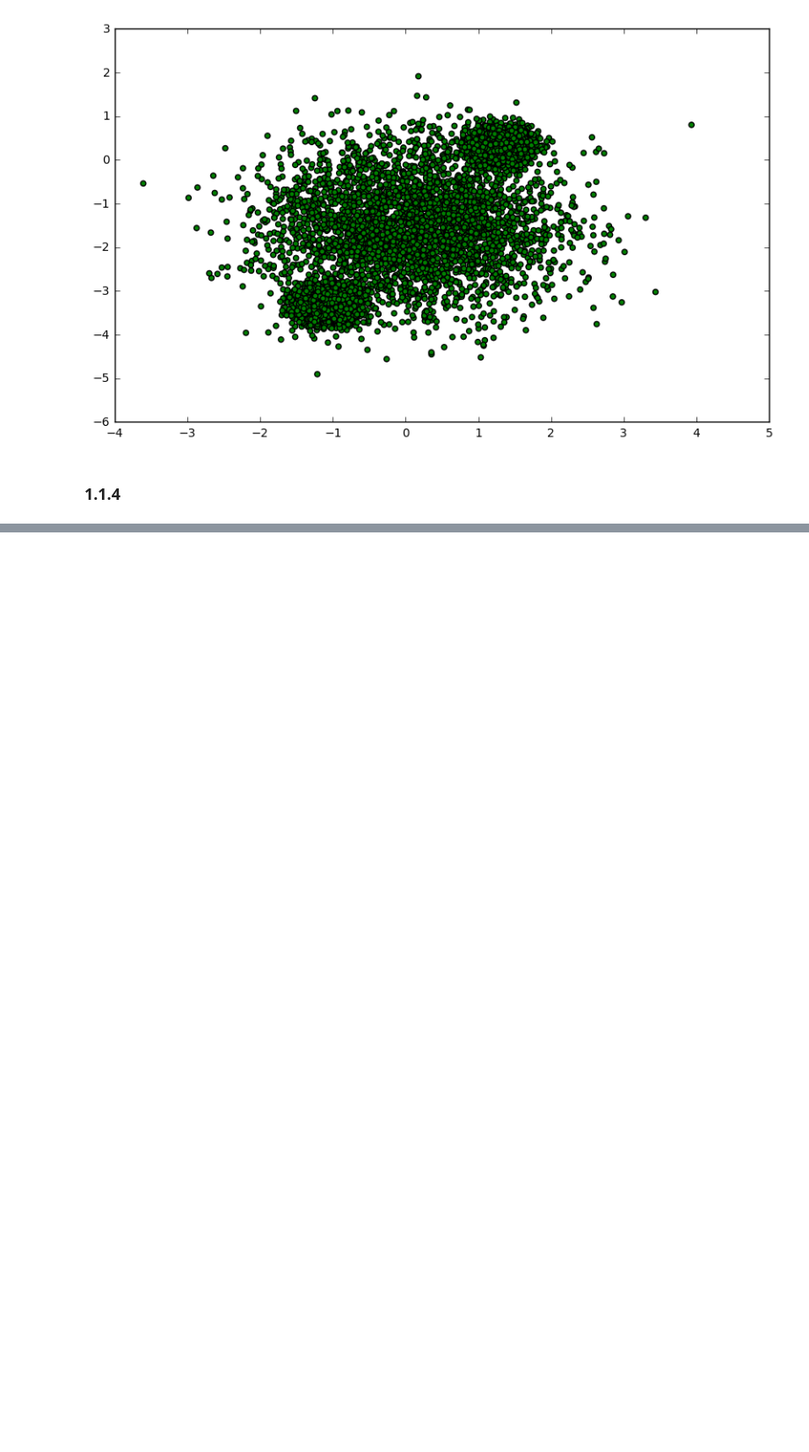
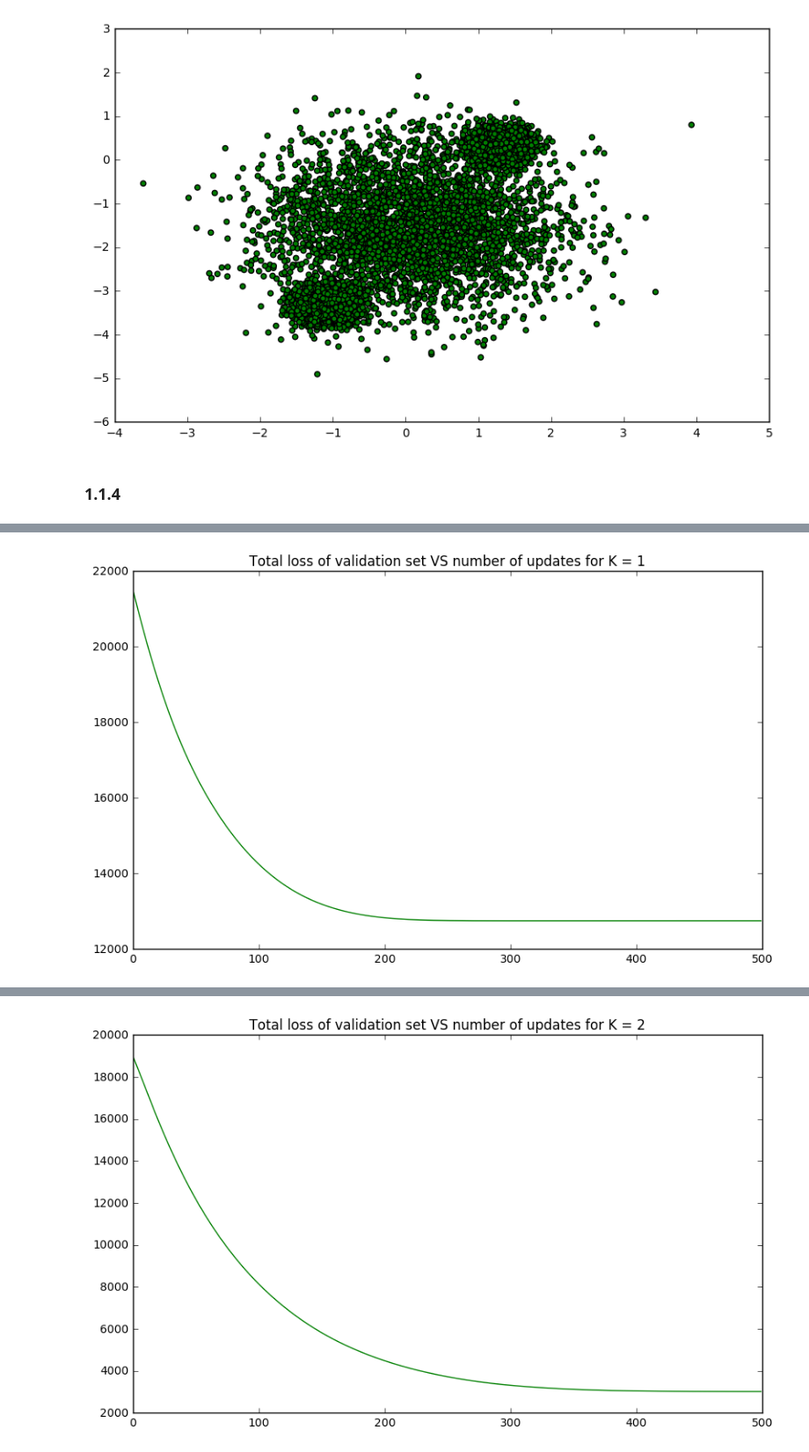
Before and after one commit to lidaiqing/Inference-MachineLearning, a Jupyter notebook: A3/code/a3.ipynb, the cells around one changed output, grey strips where cells are left out. Shown at 88% size. Cells and saved outputs as stored; diff of their text form; code cells hidden in the pictures; blank space fills up the shorter version.

```diff
--- a/A3/code/a3.ipynb
+++ b/A3/code/a3.ipynb
@@ -174,3 +237,8 @@ plt.scatter(x,y,c=colors)
 [figure]
 # %% [markdown]
 <h3>1.1.4</h3>
+# %%
+validSize = int(Number_of_data * 1.0 / 3.0)
+validData = points_2d[:validSize,:]
+trainData = points_2d[validSize:,:]
+print(validData)
@@ -176,0 +253,23 @@ plt.scatter(x,y,c=colors)
+# %%
+K_list = [1, 2, 3, 4, 5]
+learning_rate = 0.01
+color_list = ["g", "b", "r", "y", "k"]
+for K in K_list:
+    points, centroids, centroids_assign, loss, percentage, train = buildGraph_K_means_Adam(K, learning_rate)
+    init = tf.global_variables_initializer()
+    sess = tf.InteractiveSession()
+    sess.run(init)
+    loss_recorder = np.array([])
+
+    numIteration = 500
+    for itr in range(numIteration):
+        _ = sess.run([train], feed_dict={points: trainData})
+        loss_ = sess.run(loss, feed_dict={points: validData})
+        loss_recorder = np.append(loss_recorder, loss_)
+        if itr % 100 == 0:
+            print("Number of cluster: %d, Iteration#: %d, Validation loss: %0.2f"%(K, itr, loss_))
+    plt.plot(np.arange(numIteration), loss_recorder, 'g')
+    #plt.axis([0,500, 0, 2])
+    plt.title("Total loss of validation set VS number of updates for K = %d"%(K))
+    plt.show()
+# %% [output]
@@ -176,0 +281 @@ plt.scatter(x,y,c=colors)
+[figure, added]
@@ -176,0 +287 @@ plt.scatter(x,y,c=colors)
+[figure, added]
```
Also changed, not shown: parts of 7 cells of this notebook.
